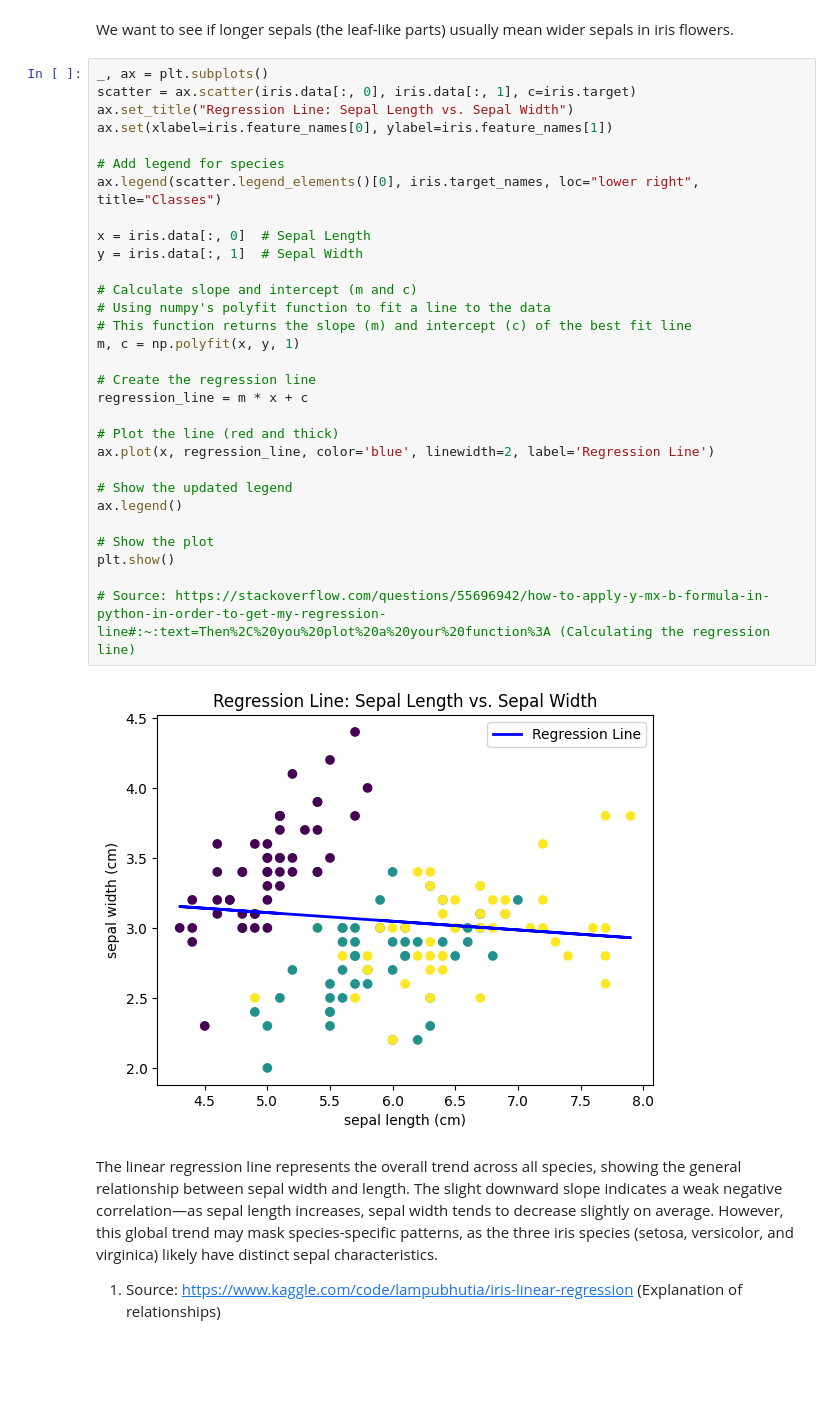
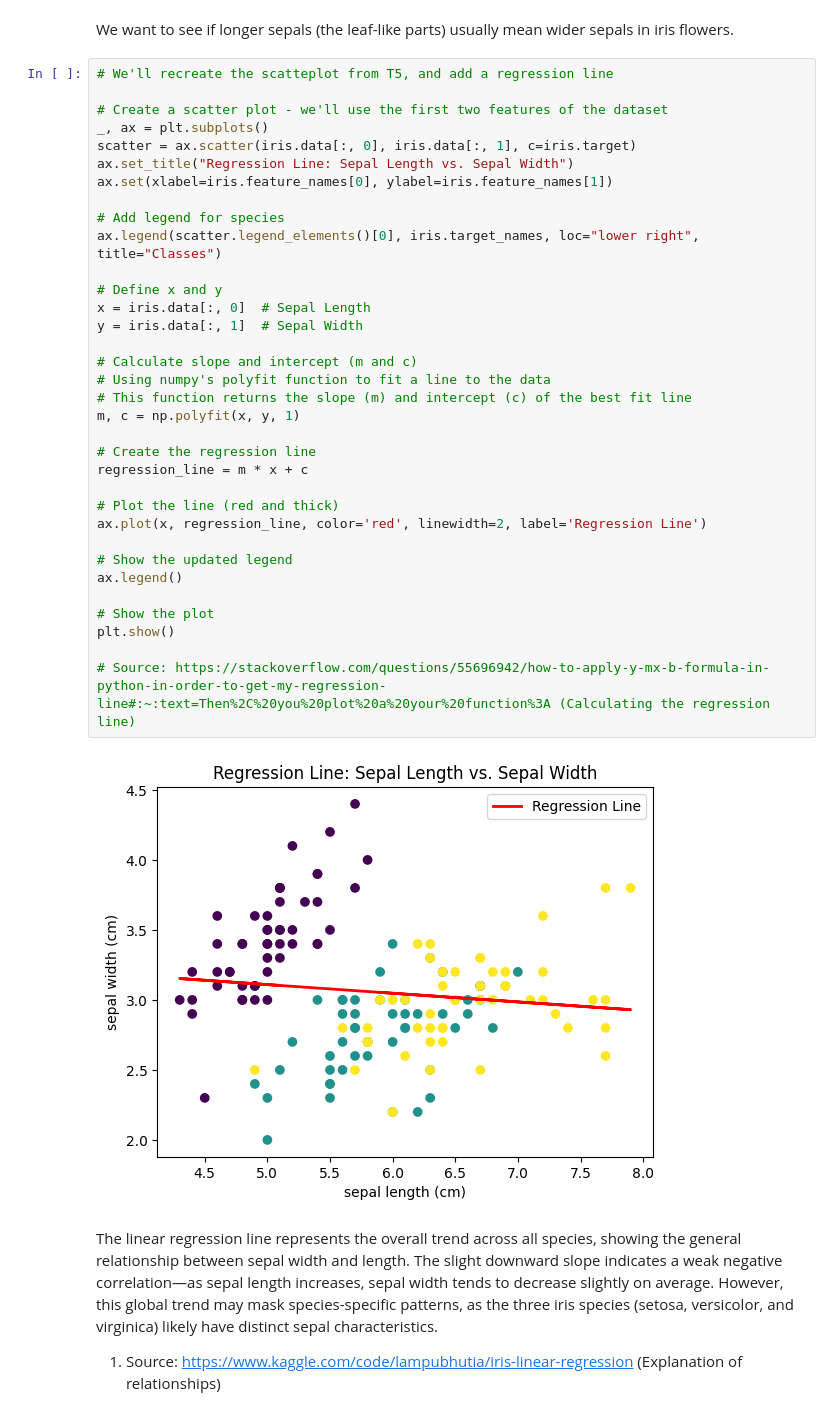
Before and after one commit to marianemcgrath/principles_of_da, a Jupyter notebook: tasks.ipynb, the cells around one changed output. Saved outputs shown, nothing was run; the diff lists cells and outputs as text; blank space fills up the shorter version.

```diff
--- a/tasks.ipynb
+++ b/tasks.ipynb
@@ -232,37 +236,41 @@ From the plot above, we can observe that:
 # %% [markdown]
 We want to see if longer sepals (the leaf-like parts) usually mean wider sepals in iris flowers.
 # %%
+# We'll recreate the scatteplot from T5, and add a regression line
+
+# Create a scatter plot - we'll use the first two features of the dataset
 _, ax = plt.subplots()
 scatter = ax.scatter(iris.data[:, 0], iris.data[:, 1], c=iris.target)
 ax.set_title("Regression Line: Sepal Length vs. Sepal Width")
 ax.set(xlabel=iris.feature_names[0], ylabel=iris.feature_names[1])
 
 # Add legend for species
 ax.legend(scatter.legend_elements()[0], iris.target_names, loc="lower right", title="Classes")
 
+# Define x and y
 x = iris.data[:, 0]  # Sepal Length
 y = iris.data[:, 1]  # Sepal Width
 
 # Calculate slope and intercept (m and c)
 # Using numpy's polyfit function to fit a line to the data
 # This function returns the slope (m) and intercept (c) of the best fit line
 m, c = np.polyfit(x, y, 1)
 
 # Create the regression line
 regression_line = m * x + c
 
 # Plot the line (red and thick)
-ax.plot(x, regression_line, color='blue', linewidth=2, label='Regression Line')
+ax.plot(x, regression_line, color='red', linewidth=2, label='Regression Line')
 
 # Show the updated legend
 ax.legend()
 
 # Show the plot
 plt.show()
 
 # Source: https://stackoverflow.com/questions/55696942/how-to-apply-y-mx-b-formula-in-python-in-order-to-get-my-regression-line#:~:text=Then%2C%20you%20plot%20a%20your%20function%3A (Calculating the regression line)
 # %% [output]
-[figure, old version]
+[figure, new version]
 # %% [markdown]
 The linear regression line represents the overall trend across all species, showing the general relationship between sepal width and length. The slight downward slope indicates a weak negative correlation—as sepal length increases, sepal width tends to decrease slightly on average. However, this global trend may mask species-specific patterns, as the three iris species (setosa, versicolor, and virginica) likely have distinct sepal characteristics.
 
```
Also changed, not shown: parts of 11 cells of this notebook.
